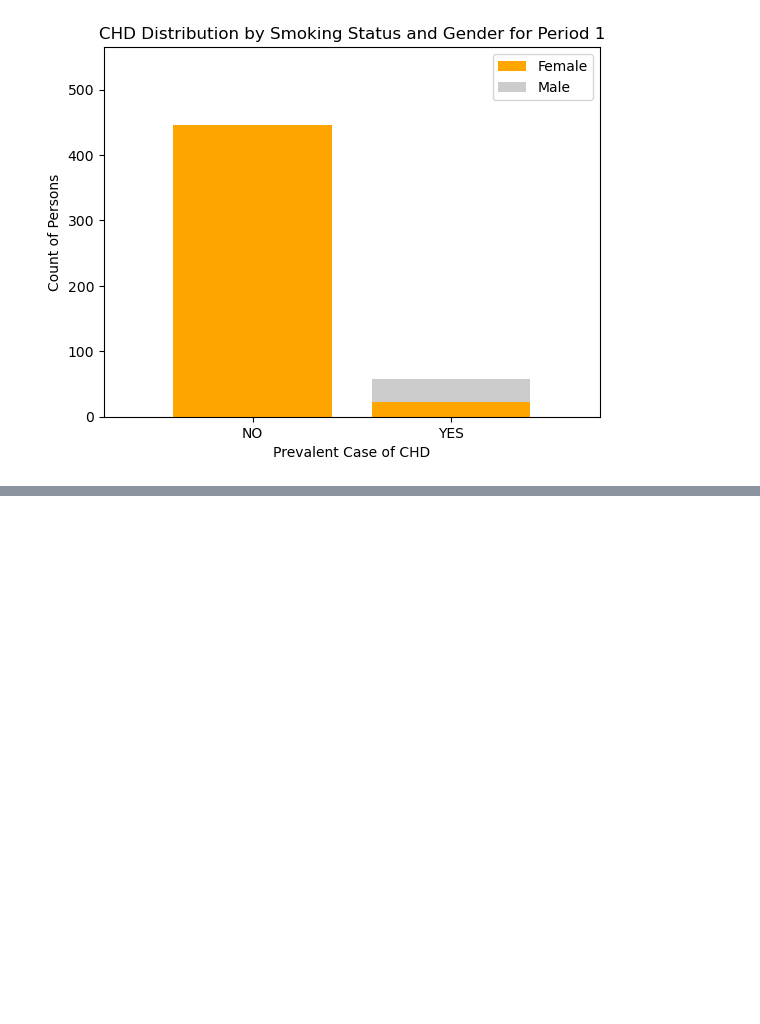
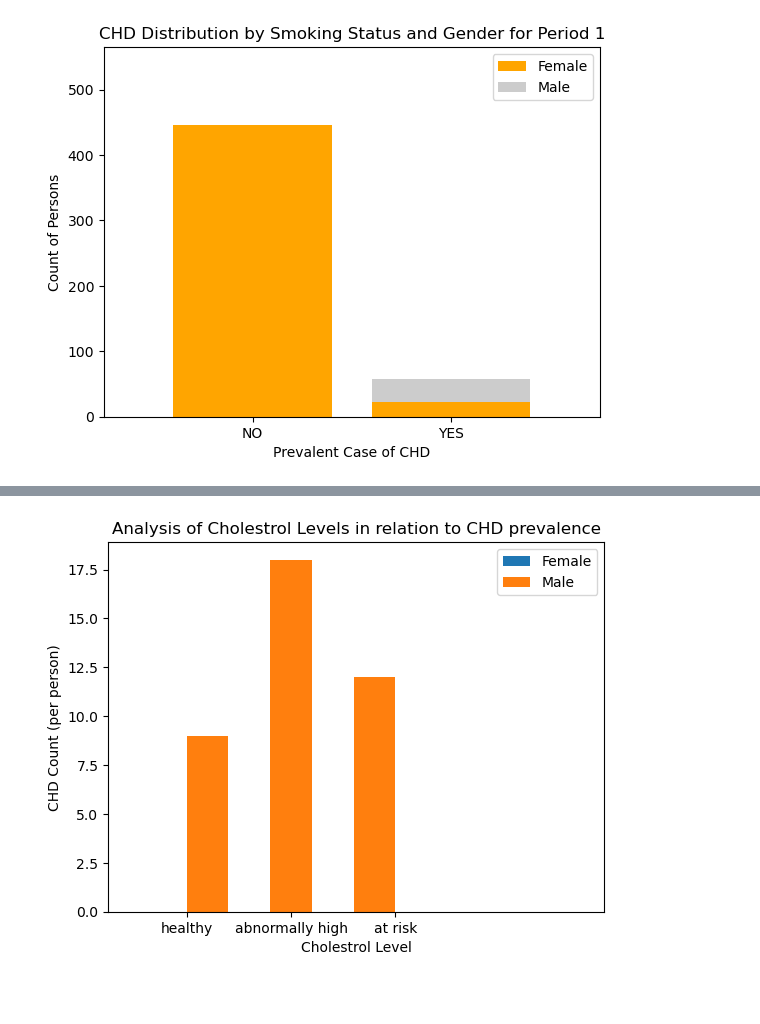
Before and after one commit to Yasmin-9/HeartInsights, a Jupyter notebook: sex/sex.ipynb, the cells around one changed output, grey strips where cells are left out. Cells and saved outputs as stored; diff of their text form; code cells hidden in the pictures; blank space fills up the shorter version.

```diff
--- a/sex/sex.ipynb
+++ b/sex/sex.ipynb
@@ -388,0 +481,10 @@ plt.show()
+# %%
+#now do above, by sex
+
+chol_fm = chol_p1.loc[chol_p1['SEX']=='F',:]
+chol_fm
+#25 females, all with CHD
+
+chol_m = chol_p1.loc[chol_p1['SEX']=='M',:]
+chol_m
+#39 males, w/ chd
@@ -388,0 +509,15 @@ plt.show()
+# %%
+# Plotting Histogram of Cholestrol levels in relation to CHD prevalence BY SEX
+
+plt.hist(chol_fm['CHOLESTROL LEVEL'],bins=5,align='mid',label = 'Female')
+plt.hist(chol_m['CHOLESTROL LEVEL'],bins=5,align='mid',label = 'Male')
+
+plt.xlabel('Cholestrol Level')
+plt.ylabel('CHD Count (per person)')
+plt.xlim(-0.75,len(bin_names))
+
+plt.title('Analysis of Cholestrol Levels in relation to CHD prevalence')
+plt.legend()
+plt.show()
+# %% [output]
+[figure, added]
@@ -388,0 +526,3 @@ plt.show()
+# %% [markdown]
+
+#
```
Also changed, not shown: parts of 9 cells of this notebook.
